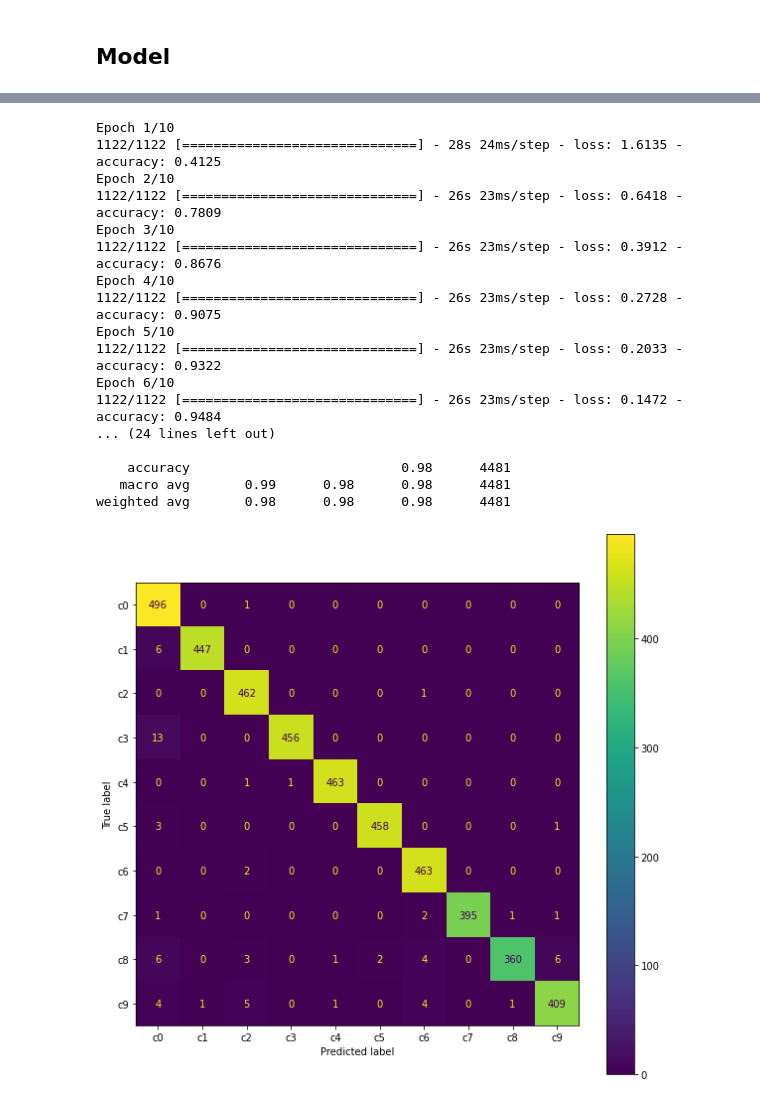
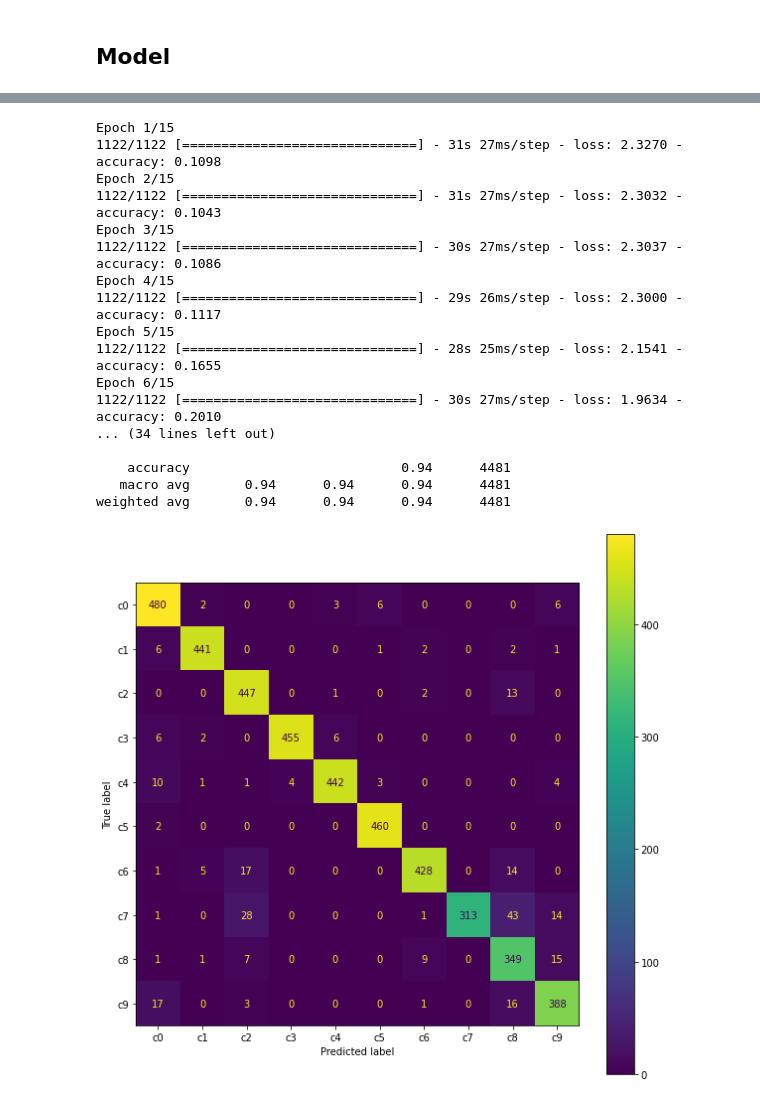
Before and after one commit to bendurston/Image-Classification-Models, a Jupyter notebook: src/image_classification.ipynb, the cells around one changed output, grey strips where cells are left out. Cells and saved outputs as stored; diff of their text form; code cells hidden in the pictures.

```diff
--- a/src/image_classification.ipynb
+++ b/src/image_classification.ipynb
@@ -273,10 +287,10 @@ class VGG16:
     disp.plot(ax=ax, values_format='')
     print(classification_report(y_test, y_pred, target_names=class_names))
 # %%
-EPOCHS = 10
+EPOCHS = 15
 VERBOSE = 1
 BATCH_SIZE = 16
 
 
-model = VGG16((HEIGHT, WIDTH, 3))
+model = VGG16((None, HEIGHT, WIDTH, 3))
 # %% [output]
@@ -298,25 +312,25 @@ Trainable params: 3,821,098
 Non-trainable params: 4,224
 _________________________________________________________________
 # %%
-model.fit_model(model.vgg16_1, x_train, y_train, EPOCHS, BATCH_SIZE, VERBOSE)
-model.evaluate_model(model.vgg16_1, x_test, y_test, BATCH_SIZE)
+model.fit_model(model.vgg16, x_train, y_train, EPOCHS, BATCH_SIZE, VERBOSE)
+model.evaluate_model(model.vgg16, x_test, y_test, BATCH_SIZE)
 # %% [output]
-Epoch 1/10
-1122/1122 [==============================] - 28s 24ms/step - loss: 1.6135 - accuracy: 0.4125
-Epoch 2/10
-1122/1122 [==============================] - 26s 23ms/step - loss: 0.6418 - accuracy: 0.7809
-Epoch 3/10
-1122/1122 [==============================] - 26s 23ms/step - loss: 0.3912 - accuracy: 0.8676
-Epoch 4/10
-1122/1122 [==============================] - 26s 23ms/step - loss: 0.2728 - accuracy: 0.9075
-Epoch 5/10
-1122/1122 [==============================] - 26s 23ms/step - loss: 0.2033 - accuracy: 0.9322
-Epoch 6/10
-1122/1122 [==============================] - 26s 23ms/step - loss: 0.1472 - accuracy: 0.9484
-... (24 lines left out)
+Epoch 1/15
+1122/1122 [==============================] - 31s 27ms/step - loss: 2.3270 - accuracy: 0.1098
+Epoch 2/15
+1122/1122 [==============================] - 31s 27ms/step - loss: 2.3032 - accuracy: 0.1043
+Epoch 3/15
+1122/1122 [==============================] - 30s 27ms/step - loss: 2.3037 - accuracy: 0.1086
+Epoch 4/15
+1122/1122 [==============================] - 29s 26ms/step - loss: 2.3000 - accuracy: 0.1117
+Epoch 5/15
+1122/1122 [==============================] - 28s 25ms/step - loss: 2.1541 - accuracy: 0.1655
+Epoch 6/15
+1122/1122 [==============================] - 30s 27ms/step - loss: 1.9634 - accuracy: 0.2010
+... (34 lines left out)
 
-    accuracy                           0.98      4481
-   macro avg       0.99      0.98      0.98      4481
-weighted avg       0.98      0.98      0.98      4481
+    accuracy                           0.94      4481
+   macro avg       0.94      0.94      0.94      4481
+weighted avg       0.94      0.94      0.94      4481
-[figure, old version]
+[figure, new version]
 # %%
```
Also changed, not shown: parts of 5 cells of this notebook, 2 other files.
